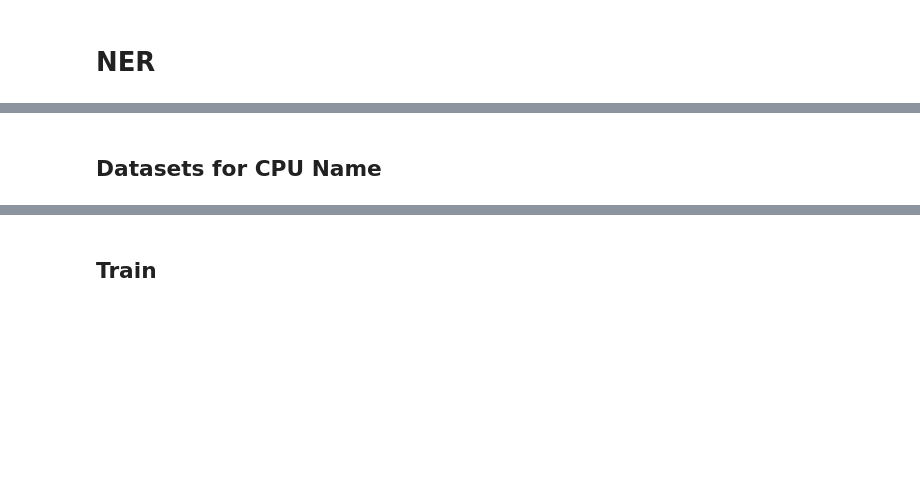
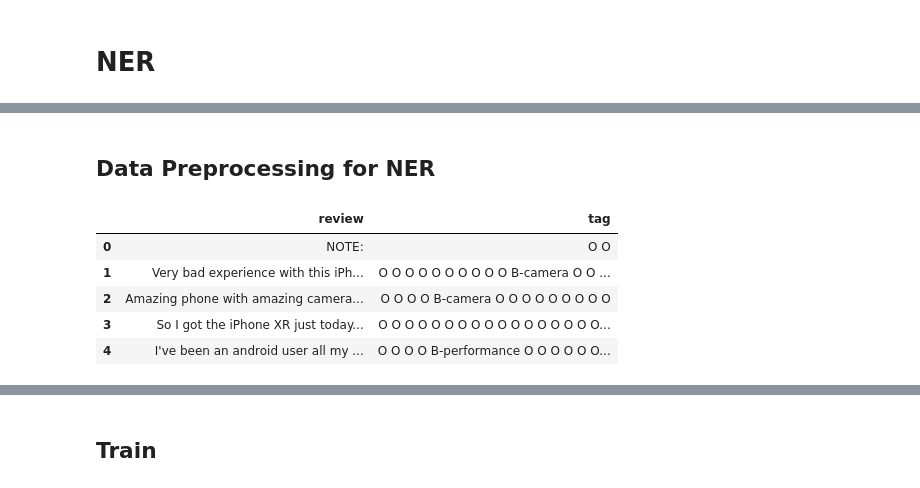
Before and after one commit to IdjiotSandwiches/Combining-Sentiment-Analysis-and-Named-Entity-Recognition-in-Smartphone-Reviews, a Jupyter notebook: Project/NLP_Project.ipynb, the cells around one changed output, grey strips where cells are left out. Saved outputs shown, nothing was run; the diff lists cells and outputs as text; code cells hidden in the pictures; blank space fills up the shorter version.

```diff
--- a/Project/NLP_Project.ipynb
+++ b/Project/NLP_Project.ipynb
@@ -294,3 +321,5 @@ Evaluation results: {'eval_loss': 0.09182687848806381, 'eval_f1-score': 0.975188
+# %% [markdown]
+## **Data Preprocessing for NER**
 # %%
 camera = ['image', 'picture', 'camera', 'video', 'photography', 'ois', 'eis', 'stabilization']
 performance = ['faster', 'cpu', 'performance', 'lag', 'processor', 'power', 'smooth', 'os', 'specification', 'android', 'ios']
@@ -473,5 +490,3 @@ def tagging_data(text):
 
   tokenized_text = ' '.join(text_dict)
   return tokenized_text
-# %% [markdown]
-## **Datasets for CPU Name**
@@ -645,0 +493,10 @@ data = pd.DataFrame({'cpu_name': ['A10 Fusion',
+# %%
+NER_df['tag'] = NER_df['review'].apply(tagging_data)
+NER_df.head()
+# %% [output]
+|  | review | tag |
+| 0 | NOTE: | O O |
+| 1 | Very bad experience with this iPh... | O O O O O O O O O O B-camera O O ... |
+| 2 | Amazing phone with amazing camera... | O O O O B-camera O O O O O O O O O |
+| 3 | So I got the iPhone XR just today... | O O O O O O O O O O O O O O O O O... |
+| 4 | I've been an android user all my ... | O O O O B-performance O O O O O O... |
```
Also changed, not shown: parts of 47 cells of this notebook, 5 other files.
